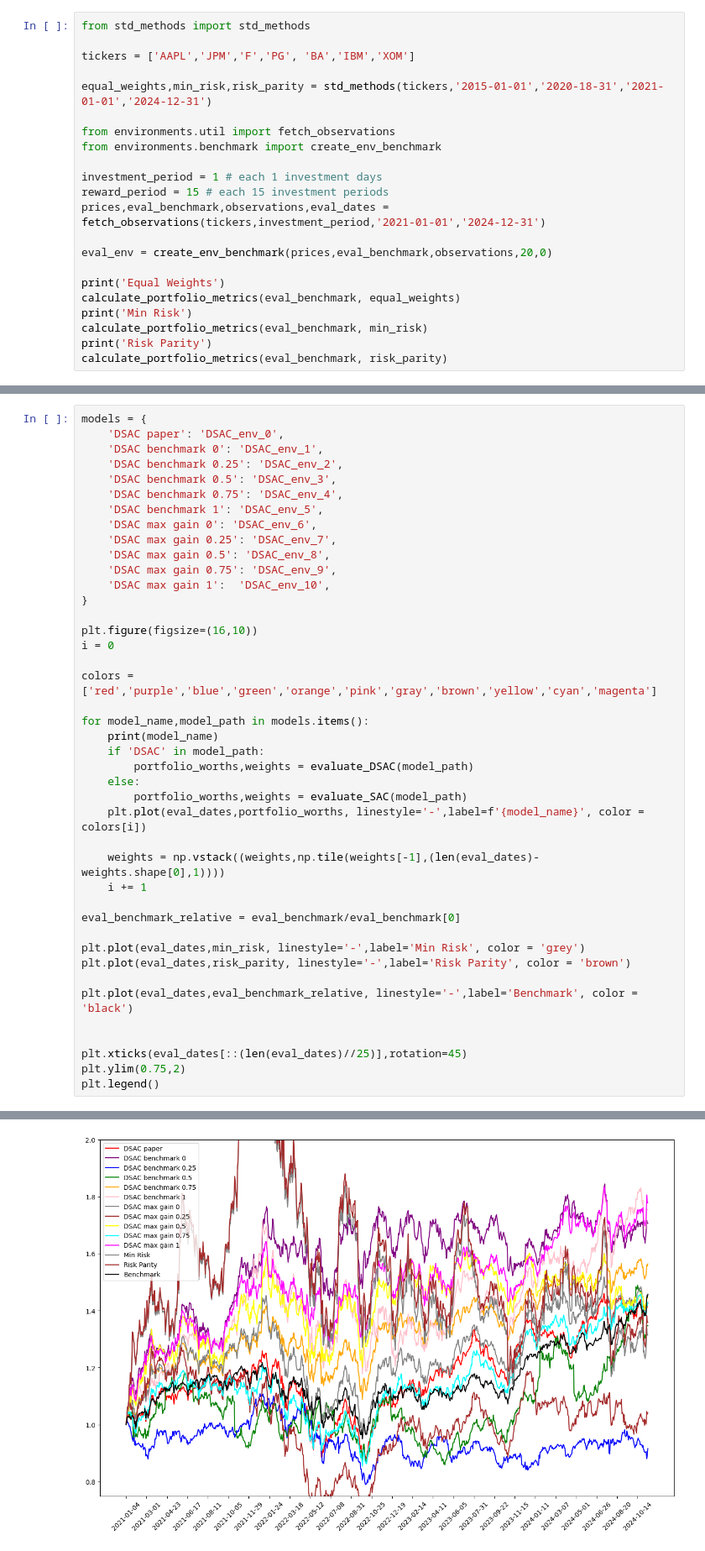
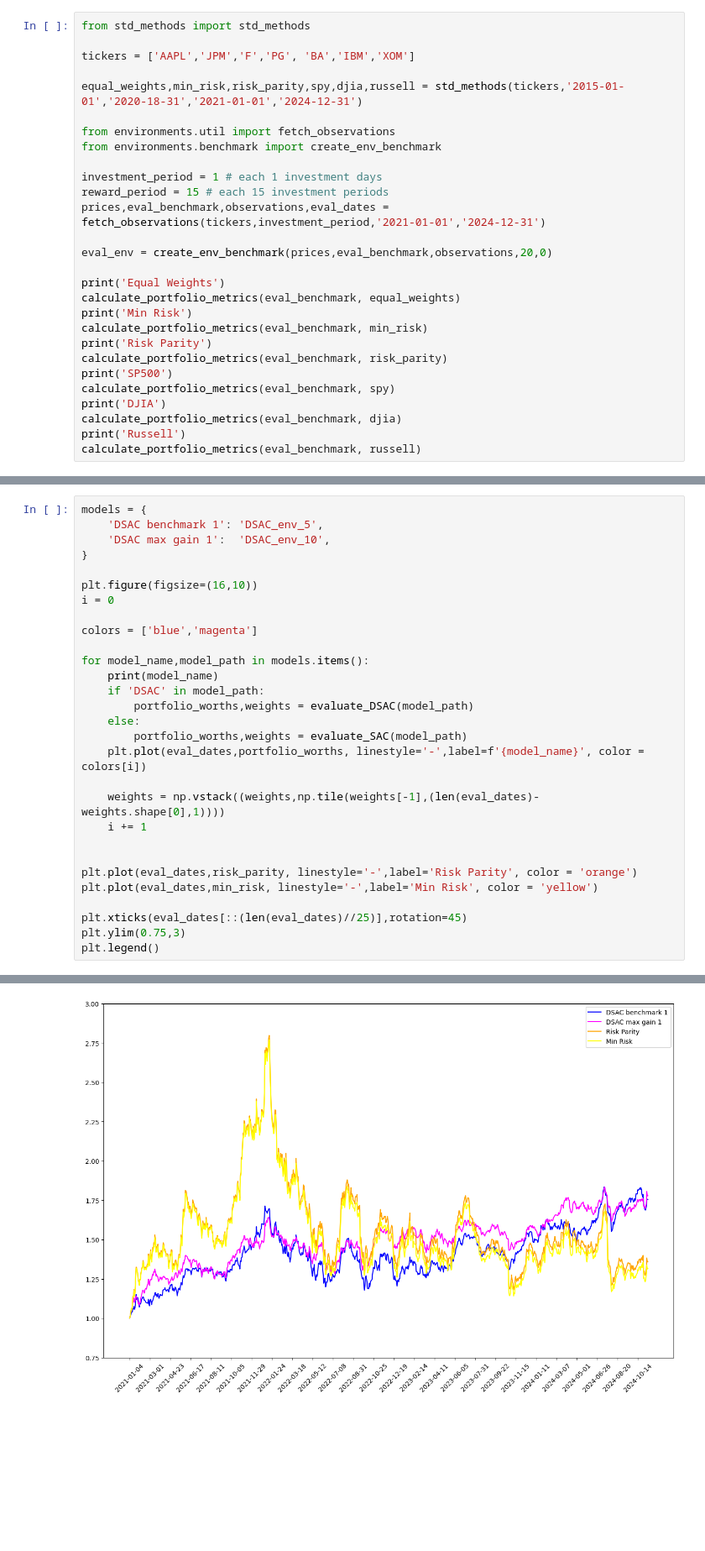
Before and after one commit to sohamviradiya/satan, a Jupyter notebook: evaluate.ipynb, the cells around one changed output, grey strips where cells are left out. Shown: that part at 84% size. Drawn from its saved outputs; the diff is of its cells as text; blank space fills up the shorter version.

```diff
--- a/evaluate.ipynb
+++ b/evaluate.ipynb
@@ -51,7 +52,7 @@ from std_methods import std_methods
 
 tickers = ['AAPL','JPM','F','PG', 'BA','IBM','XOM']
 
-equal_weights,min_risk,risk_parity = std_methods(tickers,'2015-01-01','2020-18-31','2021-01-01','2024-12-31')
+equal_weights,min_risk,risk_parity,spy,djia,russell = std_methods(tickers,'2015-01-01','2020-18-31','2021-01-01','2024-12-31')
 
 from environments.util import fetch_observations
 from environments.benchmark import create_env_benchmark
@@ -68,6 +69,12 @@ print('Min Risk')
 calculate_portfolio_metrics(eval_benchmark, min_risk)
 print('Risk Parity')
 calculate_portfolio_metrics(eval_benchmark, risk_parity)
+print('SP500')
+calculate_portfolio_metrics(eval_benchmark, spy)
+print('DJIA')
+calculate_portfolio_metrics(eval_benchmark, djia)
+print('Russell')
+calculate_portfolio_metrics(eval_benchmark, russell)
 # %% [output]
 [2.00194566e-02 3.82803518e-02 8.92097432e-01 4.96027596e-02
  4.81274464e-14 9.30312935e-13 0.00000000e+00]
@@ -90,23 +103,14 @@ def evaluate_DSAC(model_path):
     return evaluate_portfolio(eval_env, eval_benchmark, bare_model)
 # %%
 models = {
-    'DSAC paper': 'DSAC_env_0',
-    'DSAC benchmark 0': 'DSAC_env_1',
-    'DSAC benchmark 0.25': 'DSAC_env_2',
-    'DSAC benchmark 0.5': 'DSAC_env_3',
-    'DSAC benchmark 0.75': 'DSAC_env_4',
     'DSAC benchmark 1': 'DSAC_env_5',
-    'DSAC max gain 0': 'DSAC_env_6',
-    'DSAC max gain 0.25': 'DSAC_env_7',
-    'DSAC max gain 0.5': 'DSAC_env_8',
-    'DSAC max gain 0.75': 'DSAC_env_9',
     'DSAC max gain 1':  'DSAC_env_10',
 }
 
 plt.figure(figsize=(16,10))
 i = 0
 
-colors = ['red','purple','blue','green','orange','pink','gray','brown','yellow','cyan','magenta']
+colors = ['blue','magenta']
 
 for model_name,model_path in models.items():
     print(model_name)
@@ -119,15 +123,11 @@ for model_name,model_path in models.items():
     weights = np.vstack((weights,np.tile(weights[-1],(len(eval_dates)-weights.shape[0],1))))
     i += 1
 
-eval_benchmark_relative = eval_benchmark/eval_benchmark[0]
 
-plt.plot(eval_dates,min_risk, linestyle='-',label='Min Risk', color = 'grey')
-plt.plot(eval_dates,risk_parity, linestyle='-',label='Risk Parity', color = 'brown')
-
-plt.plot(eval_dates,eval_benchmark_relative, linestyle='-',label='Benchmark', color = 'black')
-
+plt.plot(eval_dates,risk_parity, linestyle='-',label='Risk Parity', color = 'orange')
+plt.plot(eval_dates,min_risk, linestyle='-',label='Min Risk', color = 'yellow')
 
 plt.xticks(eval_dates[::(len(eval_dates)//25)],rotation=45)
-plt.ylim(0.75,2)
+plt.ylim(0.75,3)
 plt.legend()
 # %% [output]
@@ -168 +141 @@ Sharpe Ratio: 0.4392164911472102,  Information Ratio: 0.2464336664575102, Final
-[figure, old version]
+[figure, new version]
```
Also changed, not shown: parts of 3 cells of this notebook, 6 other files.
